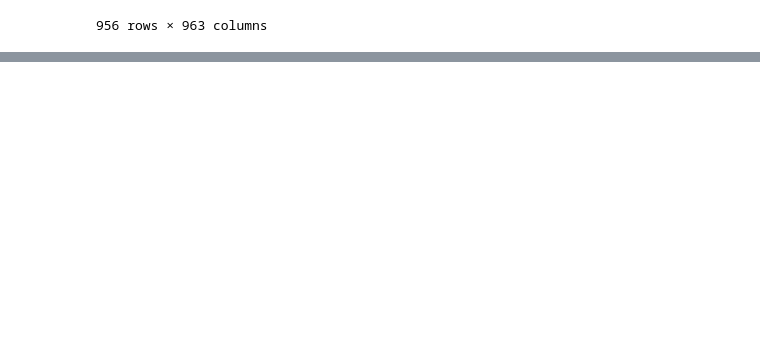
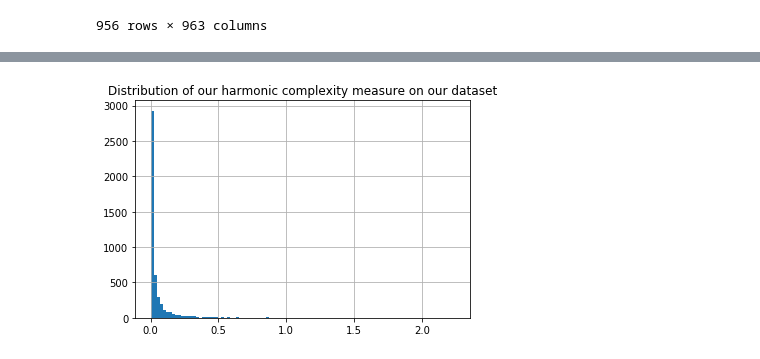
Before and after one commit to CSantiStSup/Digital_Musicology, a Jupyter notebook: chord_bigrams.ipynb, the cells around one changed output, grey strips where cells are left out. Saved outputs shown, nothing was run; the diff lists cells and outputs as text; code cells hidden in the pictures; blank space fills up the shorter version.

```diff
--- a/chord_bigrams.ipynb
+++ b/chord_bigrams.ipynb
@@ -276,0 +322,4 @@ len(set(df_bg.second_chord.unique()).union(set(df_bg.first_chord.unique())))
+# %%
+df.chord_bigrams = df.chord_bigrams.apply(np.array)
+# %%
+df["comp4"] = df.chord_bigrams.progress_apply(lambda bg_list : -np.sum([ np.log(prob_array_df.loc[bg[0]][bg[1]]) for bg in bg_list ]))
@@ -276,0 +381,2 @@ len(set(df_bg.second_chord.unique()).union(set(df_bg.first_chord.unique())))
+# %%
+df["harmonic_complexity_4"] = (df.comp1*df.comp2)/np.log(df.comp4)
@@ -276,0 +395,6 @@ len(set(df_bg.second_chord.unique()).union(set(df_bg.first_chord.unique())))
+# %%
+df.harmonic_complexity_4.hist(bins=100)
+plt.title("Distribution of our harmonic complexity measure on our dataset")
+plt.show()
+# %% [output]
+[figure, added]
```
Also changed, not shown: parts of 33 cells of this notebook, 1 other file.
